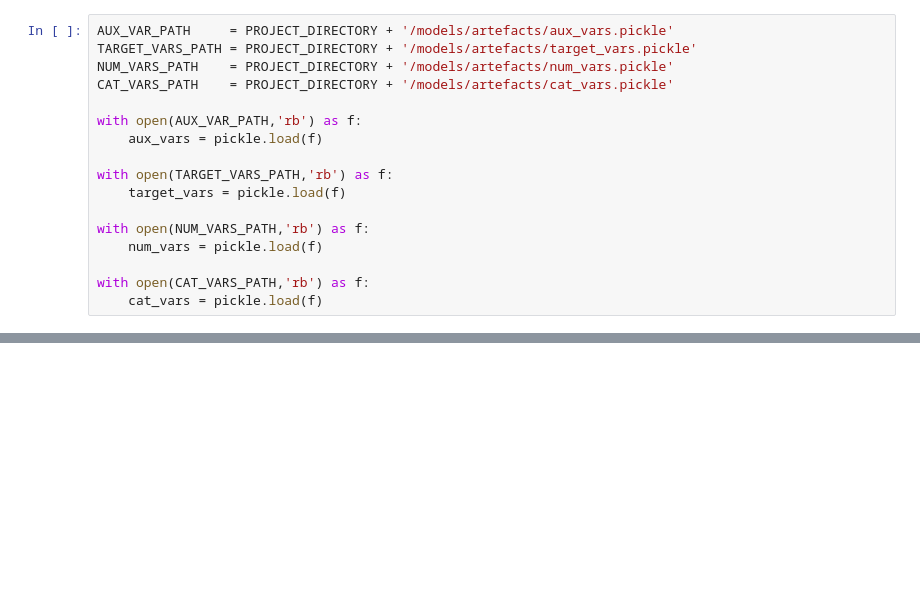
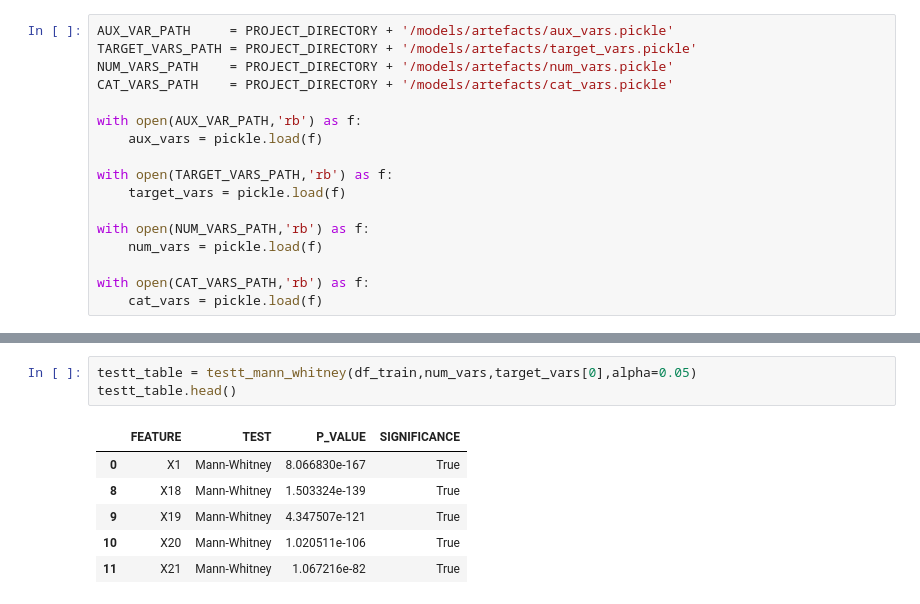
Before and after one commit to engebandeira/feature_selection_methods, a Jupyter notebook: notebooks/2. information_value_method.ipynb, the cells around one changed output, grey strips where cells are left out. Saved outputs shown, nothing was run; the diff lists cells and outputs as text; blank space fills up the shorter version.

```diff
--- a/notebooks/2. information_value_method.ipynb
+++ b/notebooks/2. information_value_method.ipynb
@@ -108,0 +75,10 @@ Features: ['X12', 'X13'] | Score: 0.5665
+# %%
+testt_table = testt_mann_whitney(df_train,num_vars,target_vars[0],alpha=0.05)
+testt_table.head()
+# %% [output]
+|  | FEATURE | TEST | P_VALUE | SIGNIFICANCE |
+| 0 | X1 | Mann-Whitney | 8.066830e-167 | True |
+| 8 | X18 | Mann-Whitney | 1.503324e-139 | True |
+| 9 | X19 | Mann-Whitney | 4.347507e-121 | True |
+| 10 | X20 | Mann-Whitney | 1.020511e-106 | True |
+| 11 | X21 | Mann-Whitney | 1.067216e-82 | True |
```
Also changed, not shown: parts of 6 cells of this notebook.
